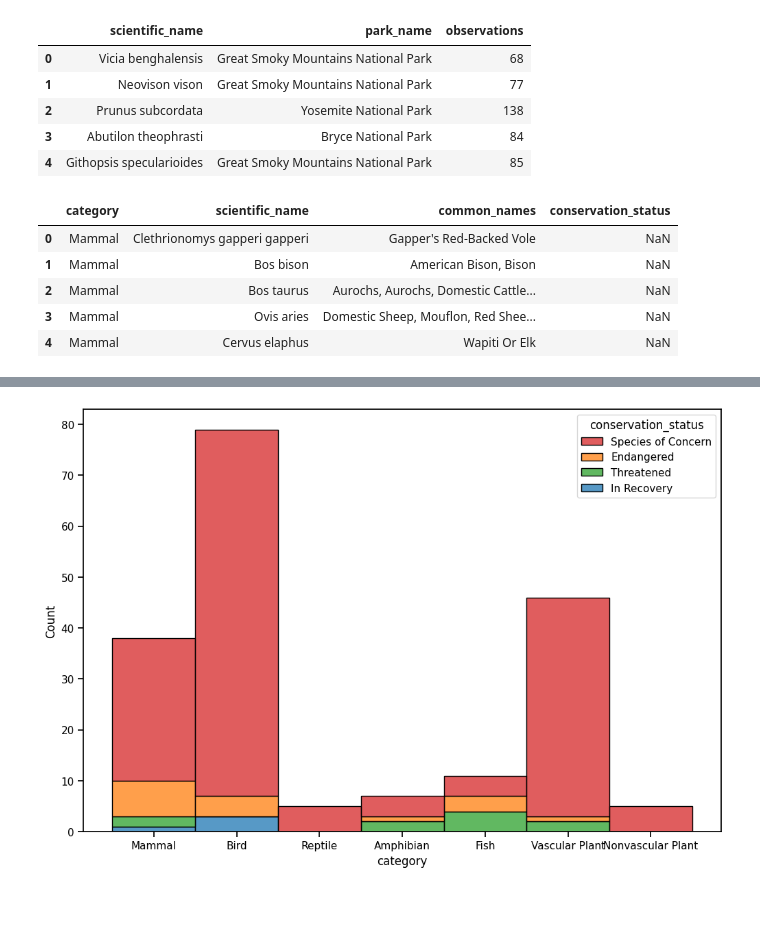
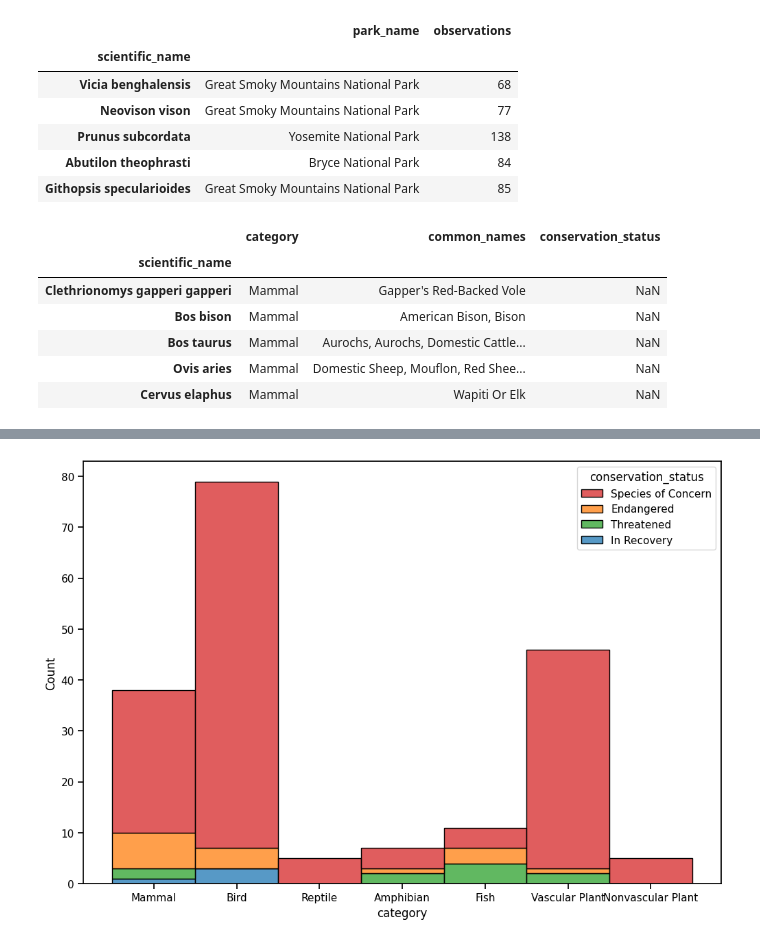
Before and after one commit to jakedaylong/biodiversity_starter, a Jupyter notebook: biodiversity.ipynb, the cells around one changed output, grey strips where cells are left out. Saved outputs shown, nothing was run; the diff lists cells and outputs as text; code cells hidden in the pictures; blank space fills up the shorter version.

Commit message:
species-observ join

```diff
--- a/biodiversity.ipynb
+++ b/biodiversity.ipynb
@@ -3,22 +3,24 @@ import pandas as pd
 import matplotlib.pyplot as plt
 import seaborn as sns
 
-observations_df = pd.read_csv('observations.csv')
+observations_df = pd.read_csv('observations.csv', index_col='scientific_name')
 observations_df.head()
 # %% [output]
-|  | scientific_name | park_name | observations |
-| 0 | Vicia benghalensis | Great Smoky Mountains National Park | 68 |
-| 1 | Neovison vison | Great Smoky Mountains National Park | 77 |
-| 2 | Prunus subcordata | Yosemite National Park | 138 |
-| 3 | Abutilon theophrasti | Bryce National Park | 84 |
-| 4 | Githopsis specularioides | Great Smoky Mountains National Park | 85 |
+|  | park_name | observations |
+| scientific_name |  |  |
+| Vicia benghalensis | Great Smoky Mountains National Park | 68 |
+| Neovison vison | Great Smoky Mountains National Park | 77 |
+| Prunus subcordata | Yosemite National Park | 138 |
+| Abutilon theophrasti | Bryce National Park | 84 |
+| Githopsis specularioides | Great Smoky Mountains National Park | 85 |
 # %%
-species_info_df = pd.read_csv('species_info.csv')
+species_info_df = pd.read_csv('species_info.csv', index_col='scientific_name')
 species_info_df.head()
 # %% [output]
-|  | category | scientific_name | common_names | conservation_status |
-| 0 | Mammal | Clethrionomys gapperi gapperi | Gapper's Red-Backed Vole | NaN |
-| 1 | Mammal | Bos bison | American Bison, Bison | NaN |
-| 2 | Mammal | Bos taurus | Aurochs, Aurochs, Domestic Cattle... | NaN |
-| 3 | Mammal | Ovis aries | Domestic Sheep, Mouflon, Red Shee... | NaN |
-| 4 | Mammal | Cervus elaphus | Wapiti Or Elk | NaN |
+|  | category | common_names | conservation_status |
+| scientific_name |  |  |  |
+| Clethrionomys gapperi gapperi | Mammal | Gapper's Red-Backed Vole | NaN |
+| Bos bison | Mammal | American Bison, Bison | NaN |
+| Bos taurus | Mammal | Aurochs, Aurochs, Domestic Cattle... | NaN |
+| Ovis aries | Mammal | Domestic Sheep, Mouflon, Red Shee... | NaN |
+| Cervus elaphus | Mammal | Wapiti Or Elk | NaN |
```
Also changed, not shown: parts of 2 cells of this notebook.
